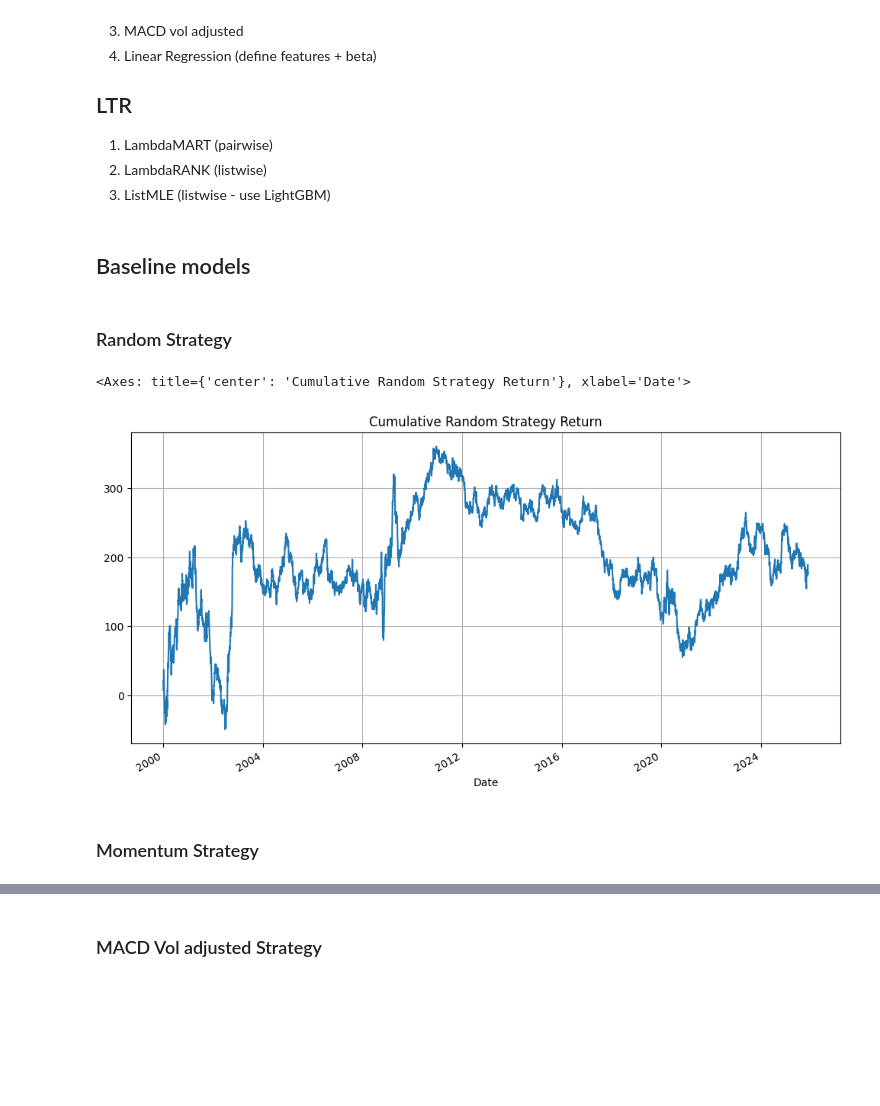
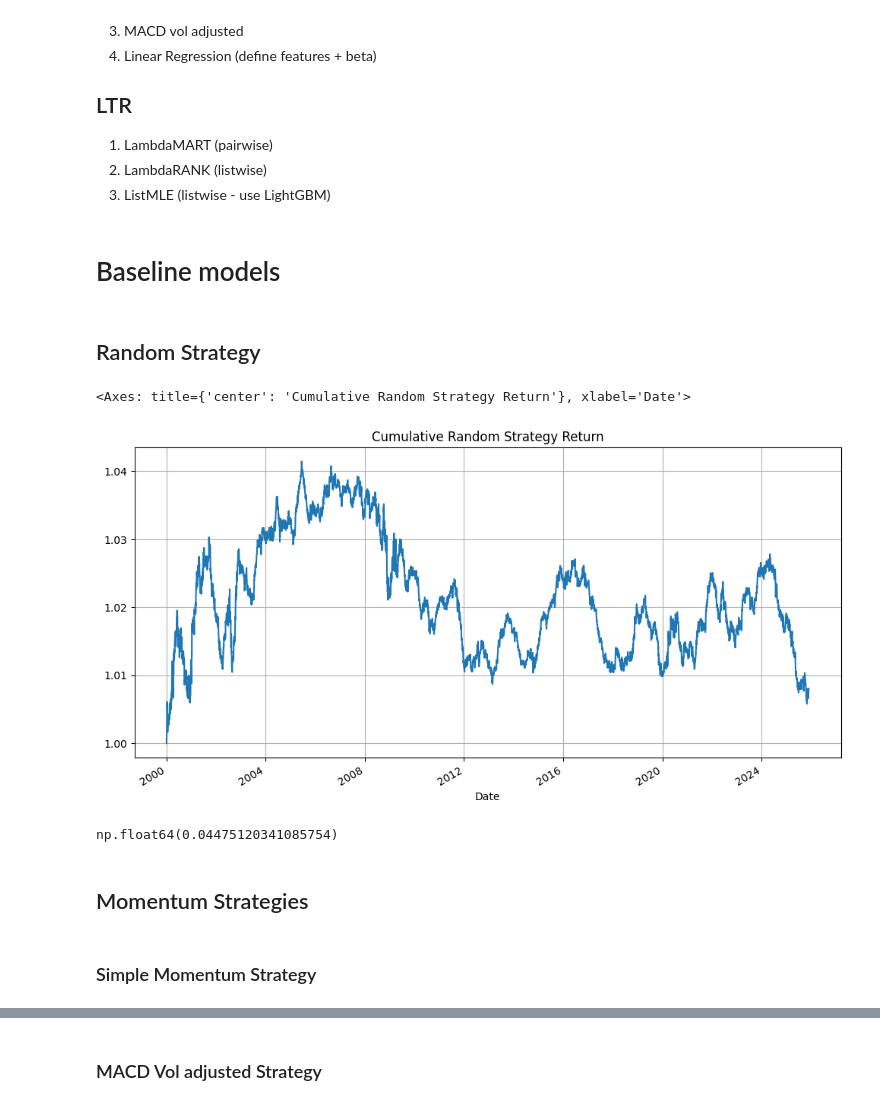
Before and after one commit to Mathieuja/Advanced-ML-Project, a Jupyter notebook: notebook.ipynb, the cells around one changed output, grey strips where cells are left out. Cells and saved outputs as stored; diff of their text form; code cells hidden in the pictures; blank space fills up the shorter version.

Commit message:
replication of MACD strategy

```diff
--- a/notebook.ipynb
+++ b/notebook.ipynb
@@ -206,9 +107,9 @@ Index(['Adj Close', 'Close', 'High', 'Low', 'Open', 'Volume'], dtype='object', n
 2. LambdaRANK (listwise)
 3. ListMLE (listwise - use LightGBM)
 # %% [markdown]
-## Baseline models
+# Baseline models
 # %% [markdown]
-### Random Strategy
+## Random Strategy
 # %%
 np.random.seed(42)
 df['random_signal'] = 0.0
@@ -224,11 +125,17 @@ def assign_random_signals(group):
 
 df['random_signal'] = df.groupby('Date', group_keys=False).apply(assign_random_signals)
 # %%
-random_strat_returns = df.groupby('Date').apply(lambda x: (x['random_signal']*x['close_1d_ret']).mean())
+random_daily_returns = df.groupby('Date').apply(lambda x: (x['random_signal']*x['close_1d_ret']).mean())
 # %%
-random_strat_returns.cumsum().plot(figsize=(12,6), title='Cumulative Random Strategy Return', grid=True)
+(random_daily_returns.cumsum()*1e-4+1).plot(figsize=(12,6), title='Cumulative Random Strategy Return', grid=True)
 # %% [output]
 <Axes: title={'center': 'Cumulative Random Strategy Return'}, xlabel='Date'>
-[figure, old version]
+[figure, new version]
+# %%
+random_daily_returns.mean()/random_daily_returns.std()*np.sqrt(252)
+# %% [output]
+np.float64(0.04475120341085754)
+# %% [markdown]
+## Momentum Strategies
 # %% [markdown]
-### Momentum Strategy
+### Simple Momentum Strategy
```
Also changed, not shown: parts of 57 cells of this notebook, 1 other file.
